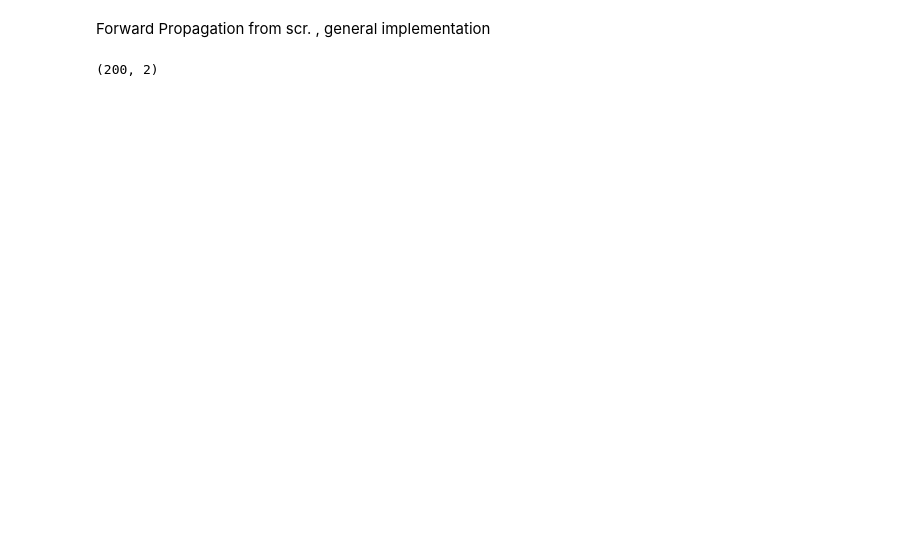
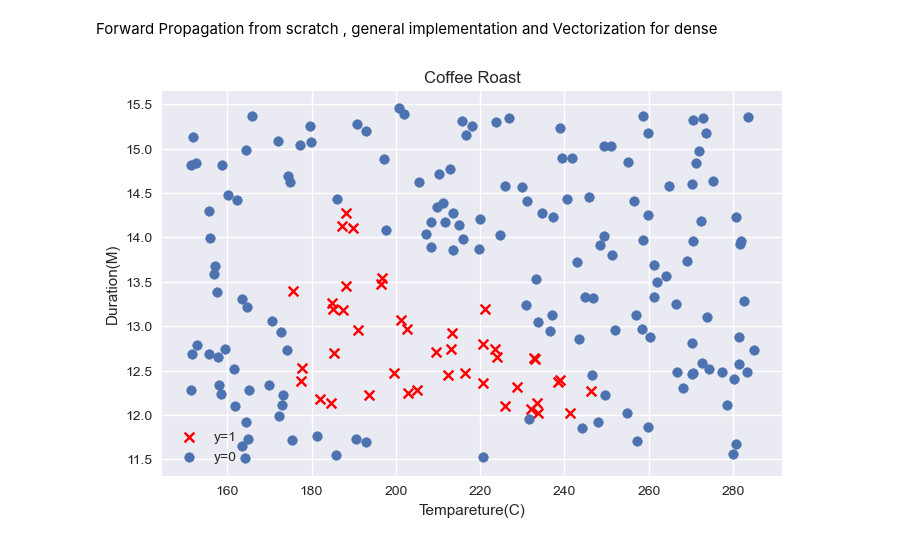
Before and after one commit to taiyobali/Advanced-Learning-Algorithms, a Jupyter notebook: forward_prop_from_scr.ipynb, the cells around one changed output. Cells and saved outputs as stored; diff of their text form; code cells hidden in the pictures; blank space fills up the shorter version.

Commit message:
forward_prop_from_scratch_and_vectorization.ipynb

```diff
--- a/forward_prop_from_scr.ipynb
+++ b/forward_prop_from_scr.ipynb
@@ -1,5 +1,5 @@
 # %% [markdown]
-Forward Propagation from scr. , general implementation
+Forward Propagation from scratch , general implementation and Vectorization for dense
 # %%
 import numpy as np
 import tensorflow as tf
@@ -29,7 +29,19 @@ def load_coffee_data():
     return X, Y.reshape(-1,1)
 
 X, Y = load_coffee_data()
-# %%
-X.shape
-# %% [output]
-(200, 2)
+# %%
+fig, ax = plt.subplots(1,1,figsize=(8,5))
+pos = Y==1
+neg = Y==0
+pos = pos.reshape(-1)
+neg = neg.reshape(-1)
+
+ax.scatter(X[pos,0],X[pos,1],marker="x",c="r",label="y=1")
+ax.scatter(X[neg,0],X[neg,1],marker="o",label="y=0")
+ax.set_title("Coffee Roast")
+ax.set_xlabel("Tempareture(C)")
+ax.set_ylabel("Duration(M)")
+plt.legend()
+plt.show()
+# %% [output]
+[figure, added]
```
Also changed, not shown: parts of 11 cells of this notebook.
